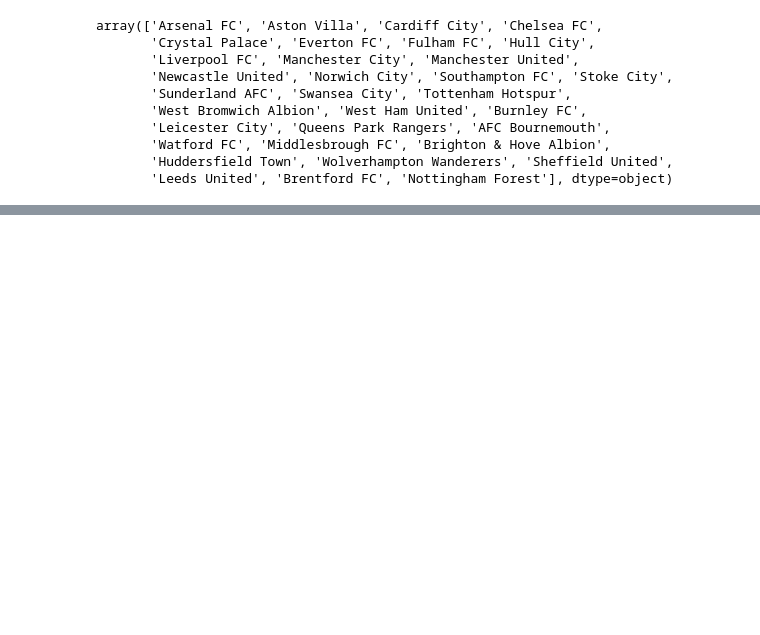
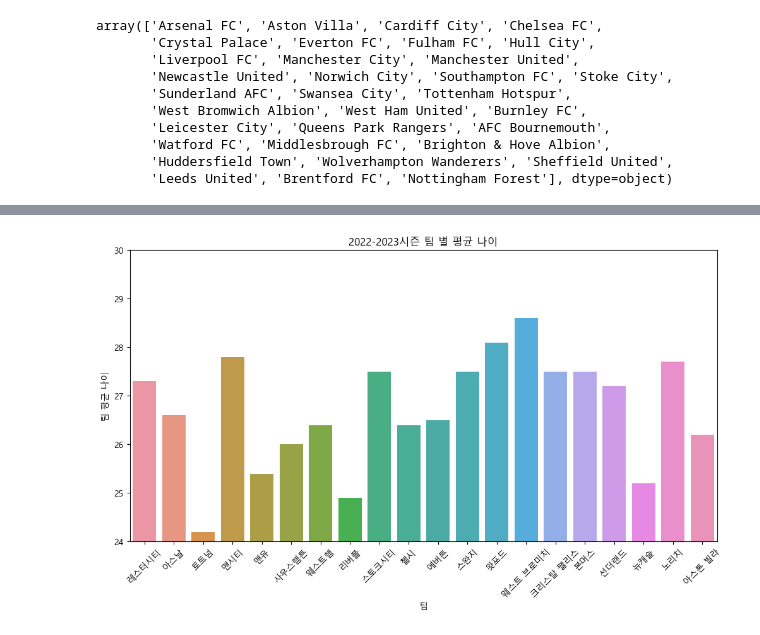
Before and after one commit to gingerman123/Soccer-Data, a Jupyter notebook: Data_Mining.ipynb, the cells around one changed output, grey strips where cells are left out. Cells and saved outputs as stored; diff of their text form; code cells hidden in the pictures; blank space fills up the shorter version.

```diff
--- a/Data_Mining.ipynb
+++ b/Data_Mining.ipynb
@@ -144 +179,12 @@ KeyError: 'Arsenal FC'
+# %%
+plt.figure(figsize=(12,6))
+sns.barplot(x = epl_df_2017_AA['Team'],y =epl_df_2017_AA['AverageAge'])
+plt.xticks(rotation=45)
+plt.ylim(24,30)
+plt.xlabel('팀',loc='center')
+plt.ylabel('팀 평균 나이',loc='center')
+plt.title('2022-2023시즌 팀 별 평균 나이',loc='center')
+plt.show()
+# %% [output]
+[figure, added]
 # %%
```
Also changed, not shown: parts of 16 cells of this notebook, 3 other files.
